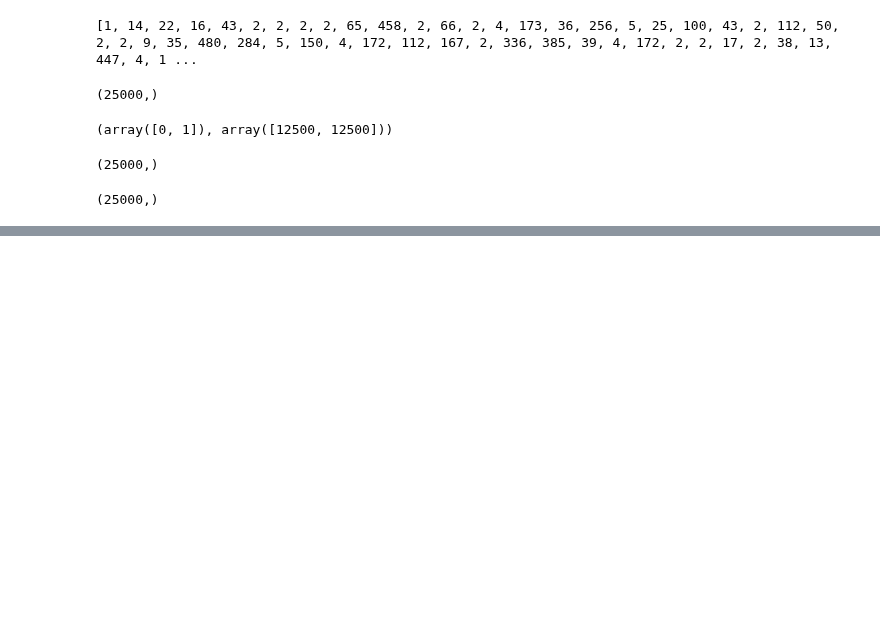
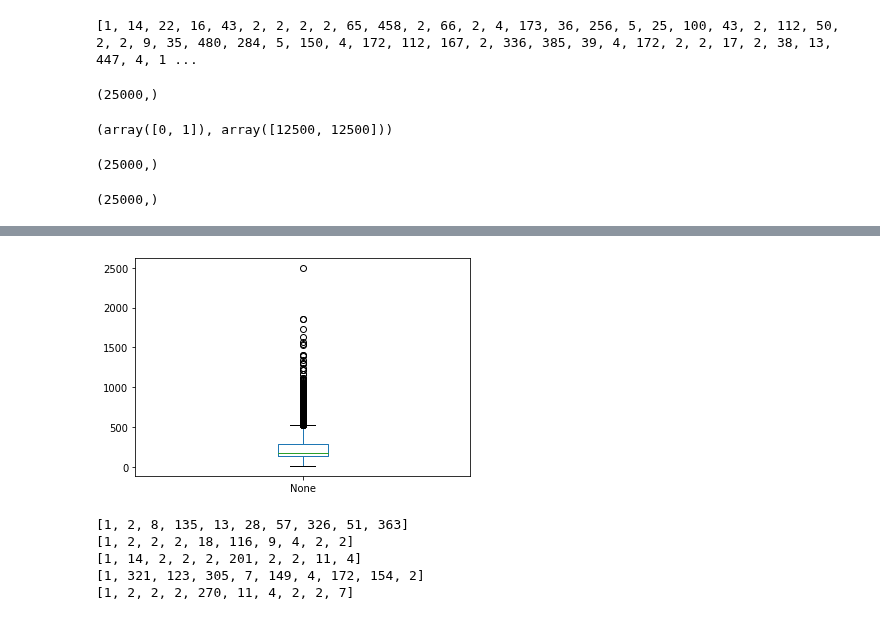
Before and after one commit to JakeOh/202011_itw_bd21, a Jupyter notebook: lab_ml/ml20_rnn.ipynb, the cells around one changed output, grey strips where cells are left out. Saved outputs shown, nothing was run; the diff lists cells and outputs as text; code cells hidden in the pictures; blank space fills up the shorter version.

```diff
--- a/lab_ml/ml20_rnn.ipynb
+++ b/lab_ml/ml20_rnn.ipynb
@@ -207,0 +302,14 @@ y_test.shape  # 긍정/부정 리뷰
+# %%
+review_lengths.plot.box()
+plt.show()
+# %% [output]
+[figure, added]
+# %%
+for review in x_train[:5]:
+    print(review[:10])
+# %% [output]
+[1, 2, 8, 135, 13, 28, 57, 326, 51, 363]
+[1, 2, 2, 2, 18, 116, 9, 4, 2, 2]
+[1, 14, 2, 2, 2, 201, 2, 2, 11, 4]
+[1, 321, 123, 305, 7, 149, 4, 172, 154, 2]
+[1, 2, 2, 2, 270, 11, 4, 2, 2, 7]
```
Also changed, not shown: parts of 16 cells of this notebook.
